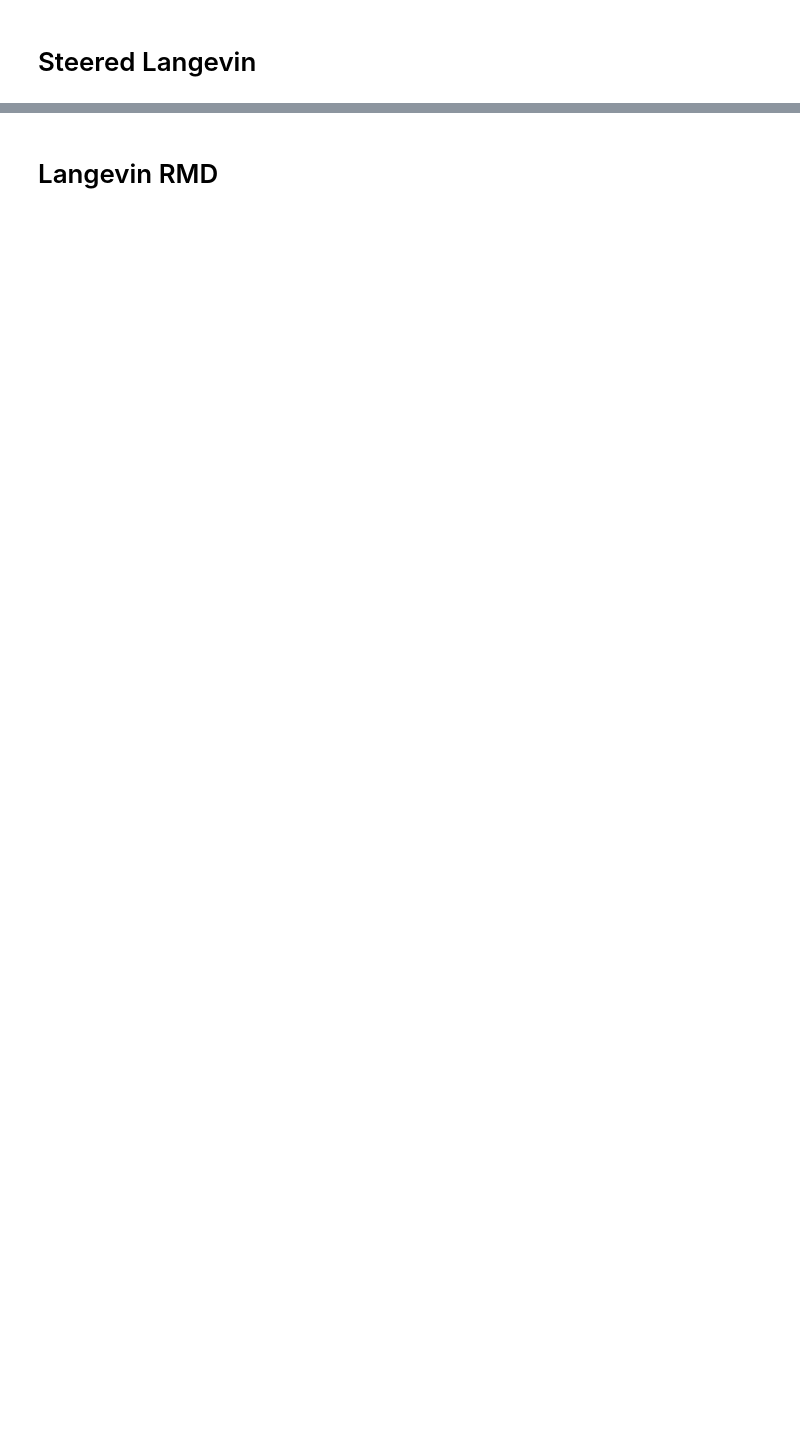
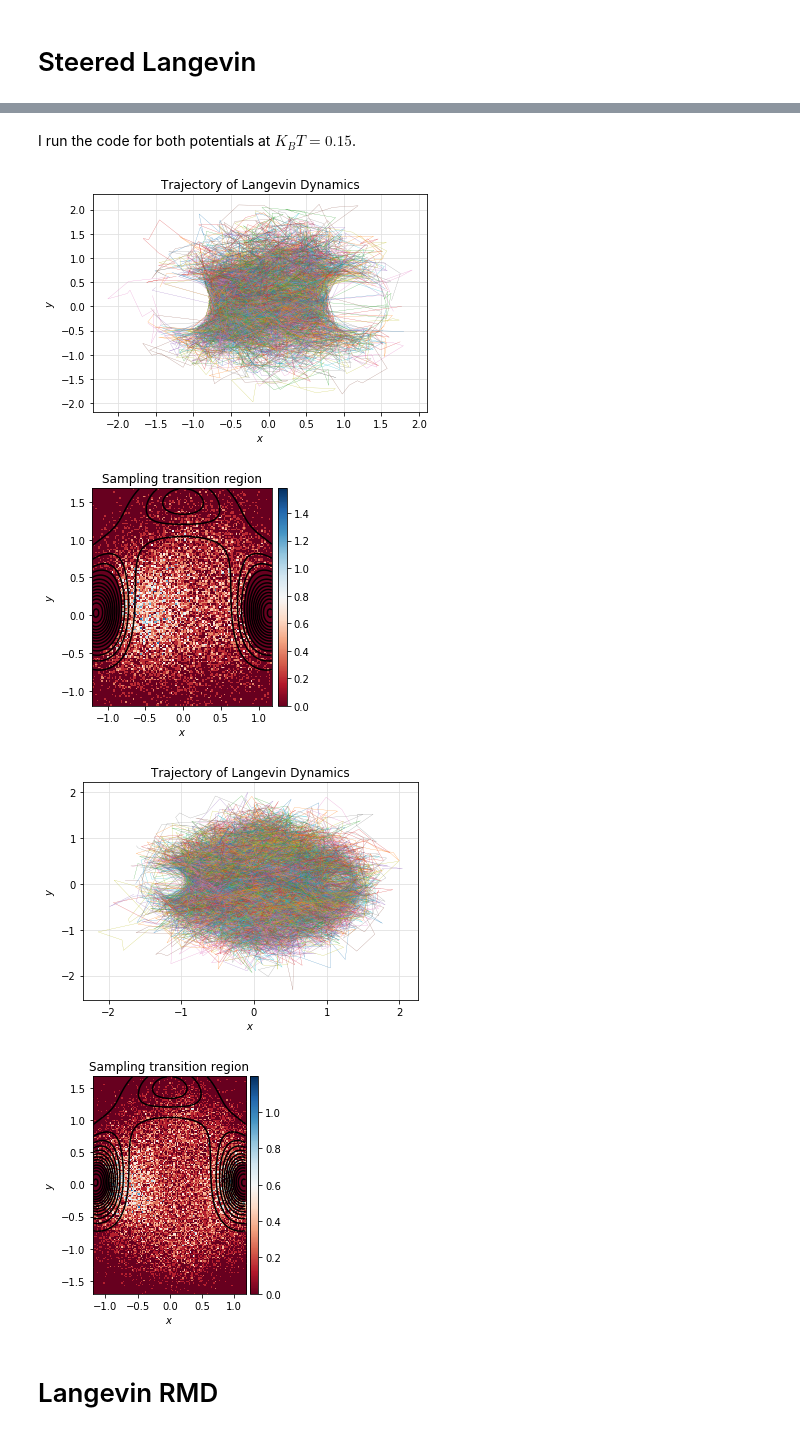
Before and after one commit to FrancescoSlongo/VariationalMD, a Jupyter notebook: 2D_ToyModel_2.ipynb, the cells around one changed output, grey strips where cells are left out. Saved outputs shown, nothing was run; the diff lists cells and outputs as text; code cells hidden in the pictures; blank space fills up the shorter version.

```diff
--- a/2D_ToyModel_2.ipynb
+++ b/2D_ToyModel_2.ipynb
@@ -435,2 +788,77 @@ plt.show()
+# %% [markdown]
+I run the code for both potentials at $K_B T = 0.15$.
+# %%
+### First potential
+
+## Runs of the Langevin dynamics
+# Fix the temperature
+KBT = 1.5
+# Figure
+plt.figure()
+tmp = 0
+# Loop over many iterations with different initial conditions
+np.random.seed(42)
+for i in range(1000):
+    q0 = [-1.0, 0.0]  # Initial conditions
+    traj = LI_S(q0, KbT = KBT, ks = 7)  # I run the integrator
+    # Way to put all the trajectories together
+    if tmp==0:
+        trajall = np.copy(traj)
+        tmp = 1
+    if tmp==1:
+        trajall = np.concatenate((trajall, traj), axis=0)
+    # Plot of the single trajectory
+    plt.plot(traj[:,0], traj[:,1], linewidth=0.2)
+# Title,labels and grid
+plt.title('Trajectory of Langevin Dynamics')
+plt.xlabel('$x$')
+plt.ylabel('$y$')
+axes = plt.gca()
+axes.set_axisbelow(True)
+plt.grid(True, which='major', axis='both', color='#e0e0e0')
+plt.show()
+
+### Probability density plot
+plot_prob_distr(trajall, [-1.2, 1.2], [-1.2, 1.7], 0.02)
+
+
+
+### Second potential
+
+## Runs of the Langevin dynamics
+# Fix the temperature
+KBT = 1.5
+# Figure
+plt.figure()
+tmp = 0
+# Loop over many iterations with different initial conditions
+np.random.seed(42)
+for i in range(1000):
+    q0 = [-1.0, 0.0]  # Initial conditions
+    traj = LI_S2(q0, KbT = KBT, ks = 7)  # I run the integrator
+    # Way to put all the trajectories together
+    if tmp==0:
+        trajall = np.copy(traj)
+        tmp = 1
+    if tmp==1:
+        trajall = np.concatenate((trajall, traj), axis=0)
+    # Plot of the single trajectory
+    plt.plot(traj[:,0], traj[:,1], linewidth=0.2)
+# Title,labels and grid
+plt.title('Trajectory of Langevin Dynamics')
+plt.xlabel('$x$')
+plt.ylabel('$y$')
+axes = plt.gca()
+axes.set_axisbelow(True)
+plt.grid(True, which='major', axis='both', color='#e0e0e0')
+plt.show()
+
+## Probability density plot
+plot_prob_distr(trajall, [-1.2, 1.2], [-1.7, 1.7], 0.02)
+# %% [output]
+[figure, added]
+[figure, added]
+[figure, added]
+[figure, added]
 # %% [markdown]
 # Langevin RMD
```
Also changed, not shown: parts of 39 cells of this notebook, 2 other files.
